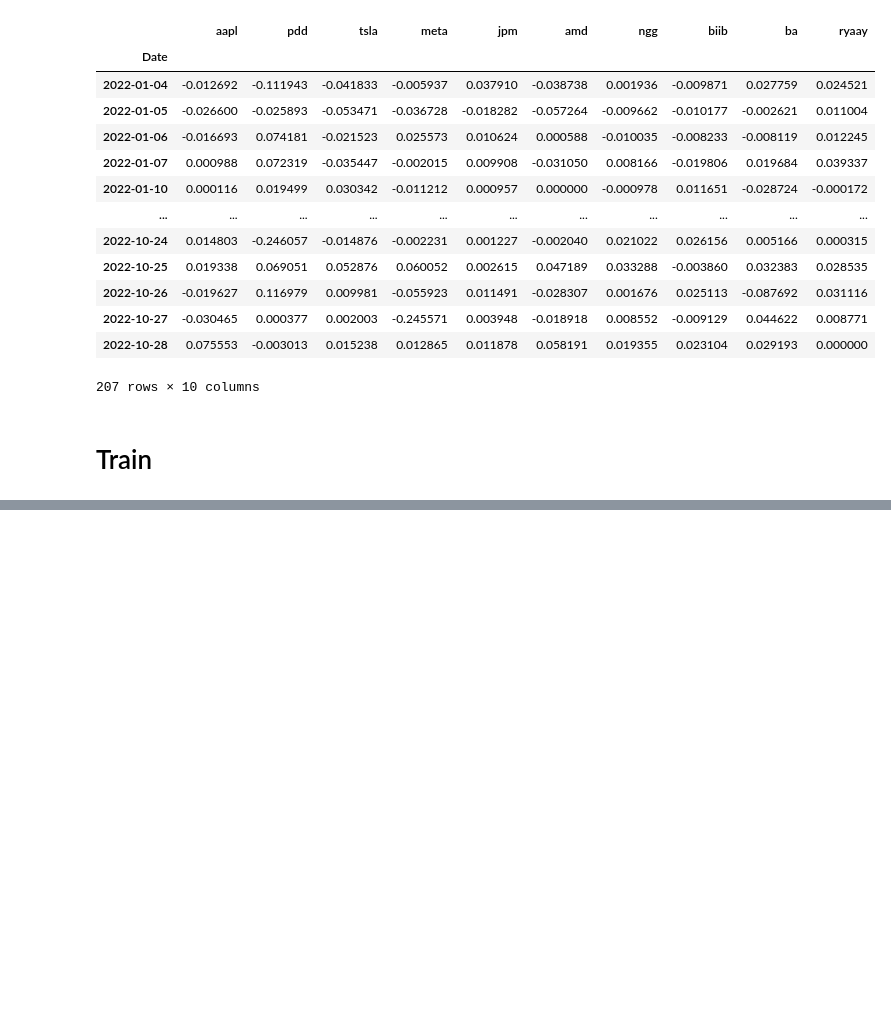
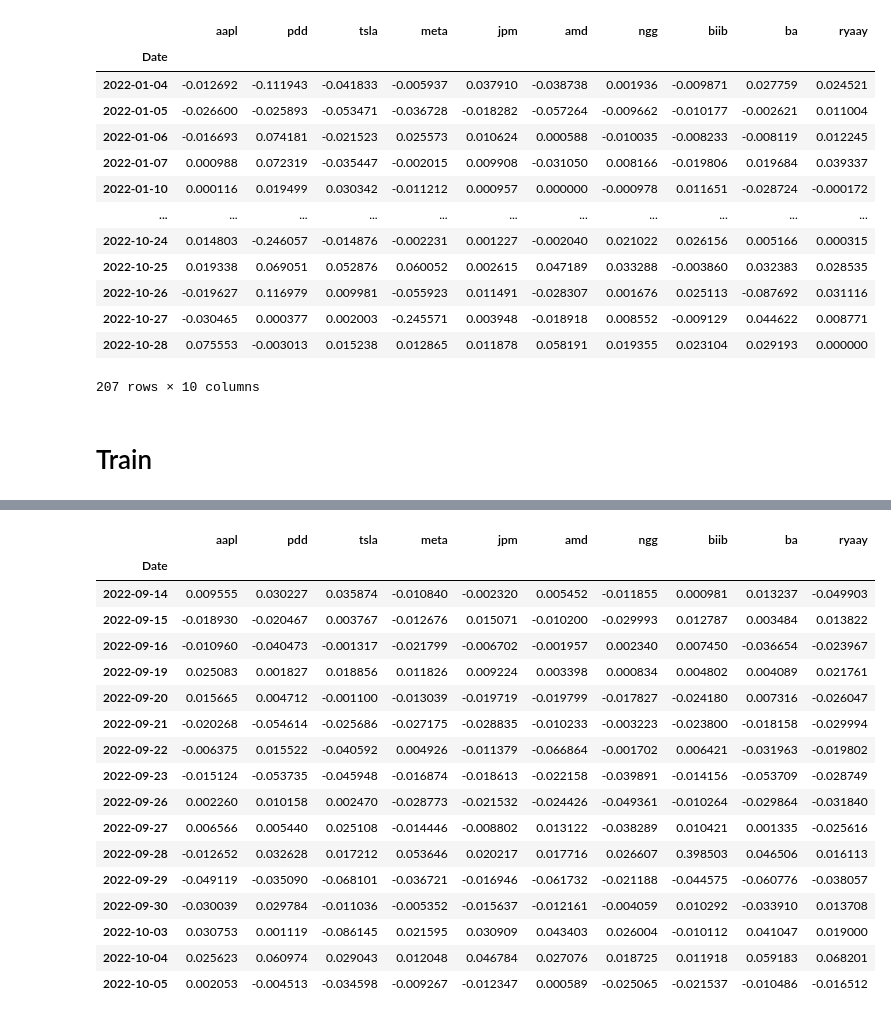
Before and after one commit to lullabies777/DSA5205_project, a Jupyter notebook: demo.ipynb, the cells around one changed output, grey strips where cells are left out. Saved outputs shown, nothing was run; the diff lists cells and outputs as text; code cells hidden in the pictures; blank space fills up the shorter version.

```diff
--- a/demo.ipynb
+++ b/demo.ipynb
@@ -231,0 +269,21 @@ plt.legend(loc="upper right")
+# %%
+return_df[174:174 + 16]
+# %% [output]
+|  | aapl | pdd | tsla | meta | jpm | amd | ngg | biib | ba | ryaay |
+| Date |  |  |  |  |  |  |  |  |  |  |
+| 2022-09-14 | 0.009555 | 0.030227 | 0.035874 | -0.010840 | -0.002320 | 0.005452 | -0.011855 | 0.000981 | 0.013237 | -0.049903 |
+| 2022-09-15 | -0.018930 | -0.020467 | 0.003767 | -0.012676 | 0.015071 | -0.010200 | -0.029993 | 0.012787 | 0.003484 | 0.013822 |
+| 2022-09-16 | -0.010960 | -0.040473 | -0.001317 | -0.021799 | -0.006702 | -0.001957 | 0.002340 | 0.007450 | -0.036654 | -0.023967 |
+| 2022-09-19 | 0.025083 | 0.001827 | 0.018856 | 0.011826 | 0.009224 | 0.003398 | 0.000834 | 0.004802 | 0.004089 | 0.021761 |
+| 2022-09-20 | 0.015665 | 0.004712 | -0.001100 | -0.013039 | -0.019719 | -0.019799 | -0.017827 | -0.024180 | 0.007316 | -0.026047 |
+| 2022-09-21 | -0.020268 | -0.054614 | -0.025686 | -0.027175 | -0.028835 | -0.010233 | -0.003223 | -0.023800 | -0.018158 | -0.029994 |
+| 2022-09-22 | -0.006375 | 0.015522 | -0.040592 | 0.004926 | -0.011379 | -0.066864 | -0.001702 | 0.006421 | -0.031963 | -0.019802 |
+| 2022-09-23 | -0.015124 | -0.053735 | -0.045948 | -0.016874 | -0.018613 | -0.022158 | -0.039891 | -0.014156 | -0.053709 | -0.028749 |
+| 2022-09-26 | 0.002260 | 0.010158 | 0.002470 | -0.028773 | -0.021532 | -0.024426 | -0.049361 | -0.010264 | -0.029864 | -0.031840 |
+| 2022-09-27 | 0.006566 | 0.005440 | 0.025108 | -0.014446 | -0.008802 | 0.013122 | -0.038289 | 0.010421 | 0.001335 | -0.025616 |
+| 2022-09-28 | -0.012652 | 0.032628 | 0.017212 | 0.053646 | 0.020217 | 0.017716 | 0.026607 | 0.398503 | 0.046506 | 0.016113 |
+| 2022-09-29 | -0.049119 | -0.035090 | -0.068101 | -0.036721 | -0.016946 | -0.061732 | -0.021188 | -0.044575 | -0.060776 | -0.038057 |
+| 2022-09-30 | -0.030039 | 0.029784 | -0.011036 | -0.005352 | -0.015637 | -0.012161 | -0.004059 | 0.010292 | -0.033910 | 0.013708 |
+| 2022-10-03 | 0.030753 | 0.001119 | -0.086145 | 0.021595 | 0.030909 | 0.043403 | 0.026004 | -0.010112 | 0.041047 | 0.019000 |
+| 2022-10-04 | 0.025623 | 0.060974 | 0.029043 | 0.012048 | 0.046784 | 0.027076 | 0.018725 | 0.011918 | 0.059183 | 0.068201 |
+| 2022-10-05 | 0.002053 | -0.004513 | -0.034598 | -0.009267 | -0.012347 | 0.000589 | -0.025065 | -0.021537 | -0.010486 | -0.016512 |
```
Also changed, not shown: parts of 19 cells of this notebook, 6 other files.
